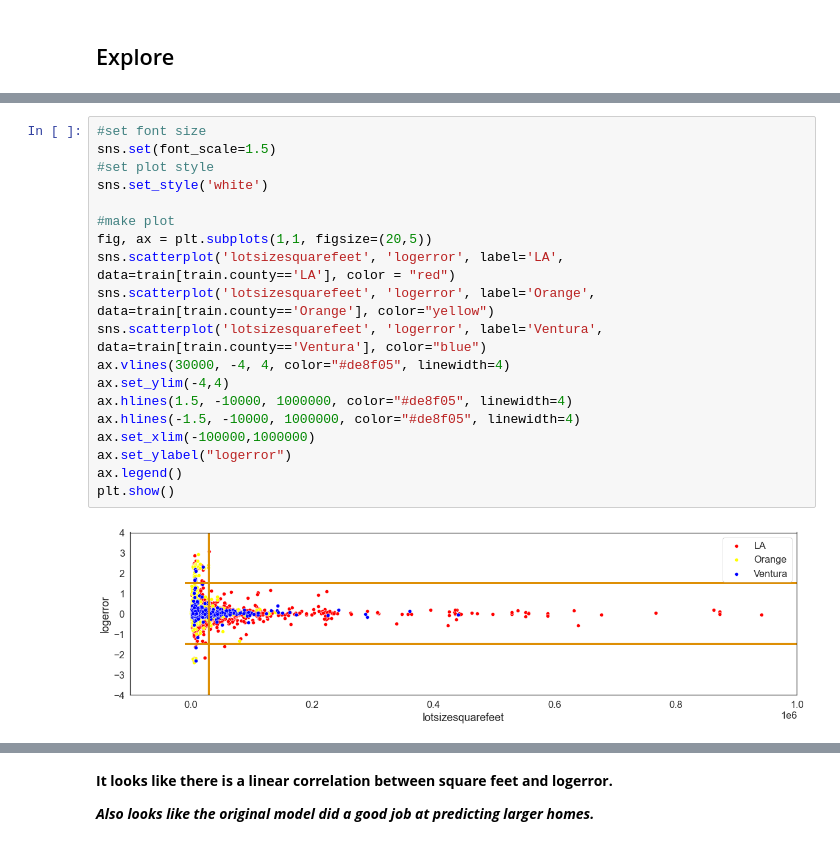
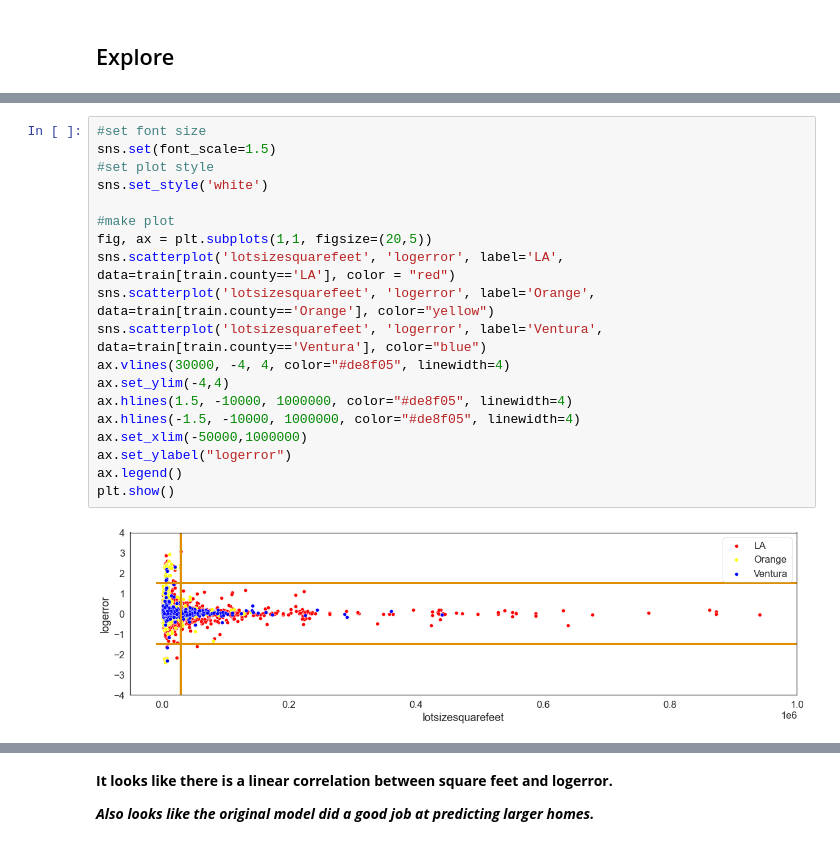
Before and after one commit to cd2022mirzakhani/clustering_project, a Jupyter notebook: project_template.ipynb, the cells around one changed output, grey strips where cells are left out. Cells and saved outputs as stored; diff of their text form.

```diff
--- a/project_template.ipynb
+++ b/project_template.ipynb
@@ -184,21 +161,21 @@ plt.show()
 # %%
 #set font size
 sns.set(font_scale=1.5)
 #set plot style
 sns.set_style('white')
 
 #make plot
 fig, ax = plt.subplots(1,1, figsize=(20,5))
 sns.scatterplot('lotsizesquarefeet', 'logerror', label='LA', data=train[train.county=='LA'], color = "red")
 sns.scatterplot('lotsizesquarefeet', 'logerror', label='Orange', data=train[train.county=='Orange'], color="yellow")
 sns.scatterplot('lotsizesquarefeet', 'logerror', label='Ventura', data=train[train.county=='Ventura'], color="blue")
 ax.vlines(30000, -4, 4, color="#de8f05", linewidth=4)
 ax.set_ylim(-4,4)
 ax.hlines(1.5, -10000, 1000000, color="#de8f05", linewidth=4)
 ax.hlines(-1.5, -10000, 1000000, color="#de8f05", linewidth=4)
-ax.set_xlim(-100000,1000000)
+ax.set_xlim(-50000,1000000)
 ax.set_ylabel("logerror")
 ax.legend()
 plt.show()
 # %% [output]
-[figure, old version]
+[figure, new version]
```
Also changed, not shown: parts of 35 cells of this notebook.
